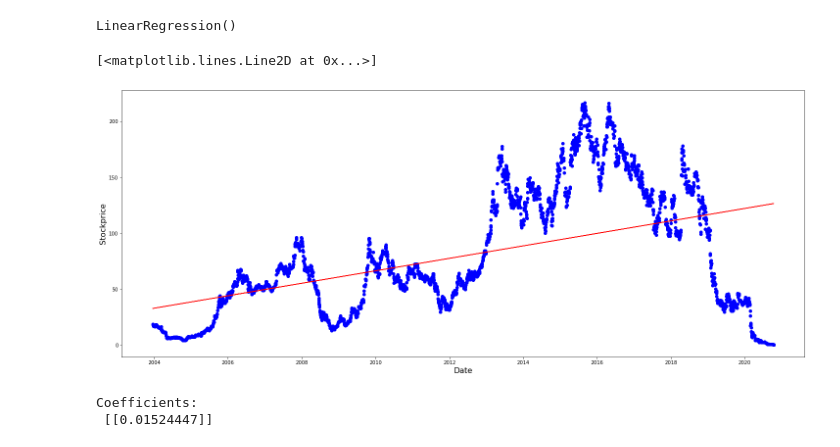
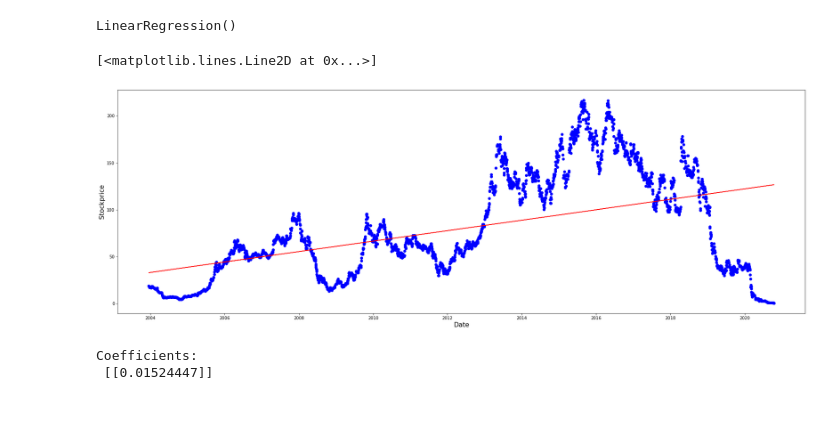
Before and after one commit to Sportspaul/DAVE3625, a Jupyter notebook: Assignment2/Assignment2.ipynb, the cells around one changed output. Cells and saved outputs as stored; diff of their text form; code cells hidden in the pictures; blank space fills up the shorter version.

```diff
--- a/Assignment2/Assignment2.ipynb
+++ b/Assignment2/Assignment2.ipynb
@@ -35,15 +35,15 @@ LinearRegression()
 train_date_dt = train_date['Date'].apply(dt.datetime.fromordinal)
 # %%
 #%matplotlib inline
-plt.figure(figsize=(25,10))
+plt.figure(figsize=(30,10))
 plt.xlabel('Date',fontsize=16)
 plt.ylabel('Stockprice',fontsize=16)
 #Visual Represention of linear equation with Linear Regression
 plt.scatter(train_date_dt,train_close,color='blue')
 plt.plot(train_date_dt,reg_obj_train.predict(train[['Date']]),color='red')
 # %% [output]
 [<matplotlib.lines.Line2D at 0x...>]
-[figure, old version]
+[figure, new version]
 # %%
 reg_obj_test = linear_model.LinearRegression()
 reg_obj_test.fit(test_date,test_close)
```
Also changed, not shown: parts of 3 cells of this notebook.
